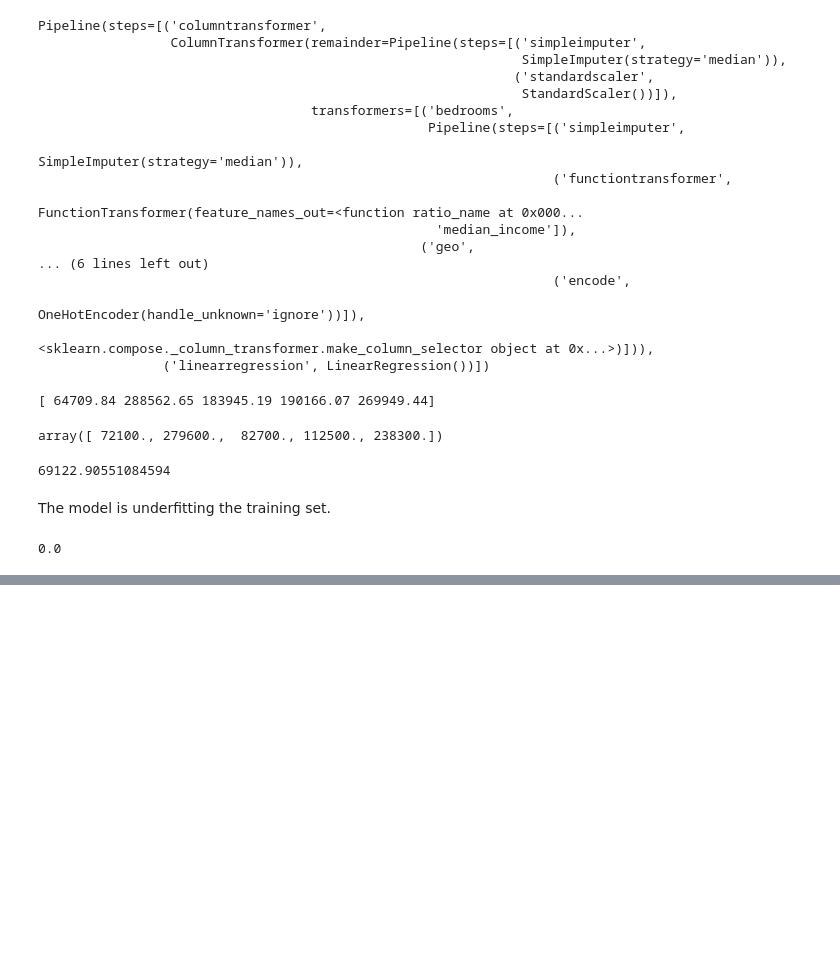
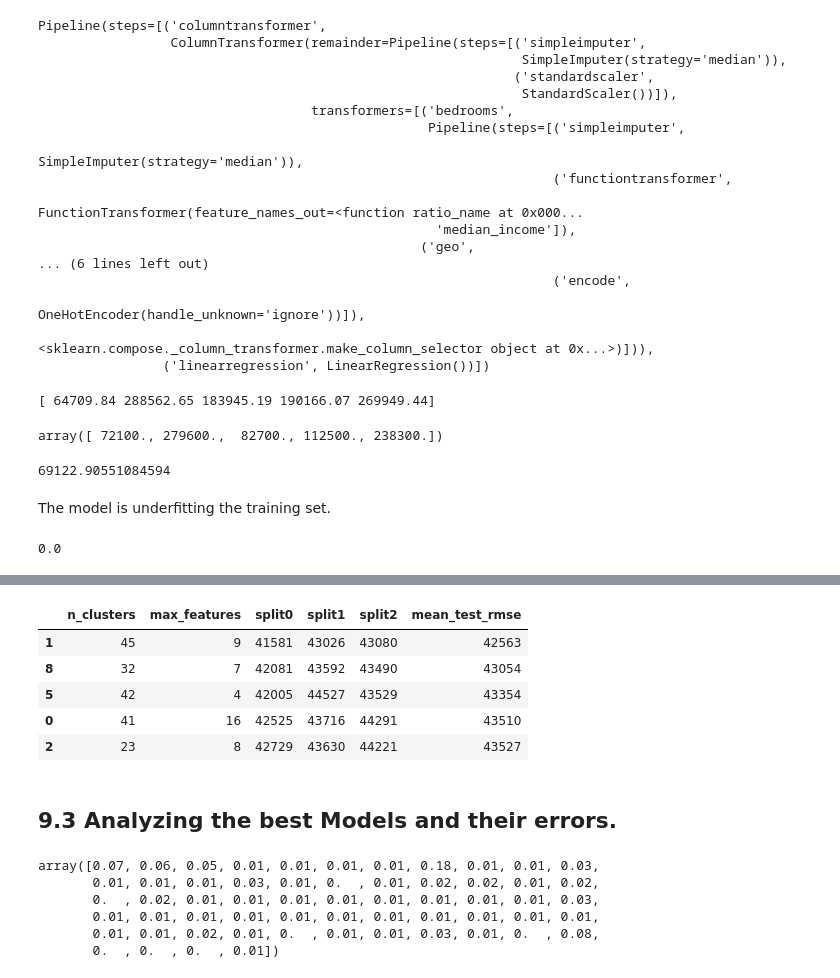
Before and after one commit to peterkahumu/Machine-Learning, a Jupyter notebook: recap_regression_housing.ipynb, the cells around one changed output, grey strips where cells are left out. Saved outputs shown, nothing was run; the diff lists cells and outputs as text; code cells hidden in the pictures; blank space fills up the shorter version.

```diff
--- a/recap_regression_housing.ipynb
+++ b/recap_regression_housing.ipynb
@@ -766,0 +934,10 @@ There seems to be no error while using DecisionTreeRegressor. However, this migh
+# %%
+param_distribs = {
+    "preprocessing__geo__n_clusters": randint(low=3, high=50),
+    "random_forest__max_features": randint(low=2, high=20)
+}
+
+random_search = RandomizedSearchCV(
+    full_pipeline, param_distributions=param_distribs, n_iter=10, cv=3, scoring='neg_root_mean_squared_error', random_state=42
+)
+random_search.fit(housing, y)
@@ -766,0 +961,29 @@ There seems to be no error while using DecisionTreeRegressor. However, this migh
+# %%
+cv_res = pd.DataFrame(random_search.cv_results_)
+cv_res.sort_values(by="mean_test_score", ascending=False, inplace=True)
+cv_res = cv_res[["param_preprocessing__geo__n_clusters",
+                 "param_random_forest__max_features", "split0_test_score",
+                 "split1_test_score", "split2_test_score", "mean_test_score"]]
+cv_res.columns = ["n_clusters", "max_features"] + score_cols
+cv_res[score_cols] = -cv_res[score_cols].round().astype(np.int64)
+cv_res.head()
+# %% [output]
+|  | n_clusters | max_features | split0 | split1 | split2 | mean_test_rmse |
+| 1 | 45 | 9 | 41581 | 43026 | 43080 | 42563 |
+| 8 | 32 | 7 | 42081 | 43592 | 43490 | 43054 |
+| 5 | 42 | 4 | 42005 | 44527 | 43529 | 43354 |
+| 0 | 41 | 16 | 42525 | 43716 | 44291 | 43510 |
+| 2 | 23 | 8 | 42729 | 43630 | 44221 | 43527 |
+# %% [markdown]
+## 9.3 Analyzing the best Models and their errors.
+# %%
+final_model = random_search.best_estimator_
+feature_importances = final_model['random_forest'].feature_importances_
+feature_importances.round(2)
+# %% [output]
+array([0.07, 0.06, 0.05, 0.01, 0.01, 0.01, 0.01, 0.18, 0.01, 0.01, 0.03,
+       0.01, 0.01, 0.01, 0.03, 0.01, 0.  , 0.01, 0.02, 0.02, 0.01, 0.02,
+       0.  , 0.02, 0.01, 0.01, 0.01, 0.01, 0.01, 0.01, 0.01, 0.01, 0.03,
+       0.01, 0.01, 0.01, 0.01, 0.01, 0.01, 0.01, 0.01, 0.01, 0.01, 0.01,
+       0.01, 0.01, 0.02, 0.01, 0.  , 0.01, 0.01, 0.03, 0.01, 0.  , 0.08,
+       0.  , 0.  , 0.  , 0.01])
```
Also changed, not shown: parts of 26 cells of this notebook, 13 other files.
